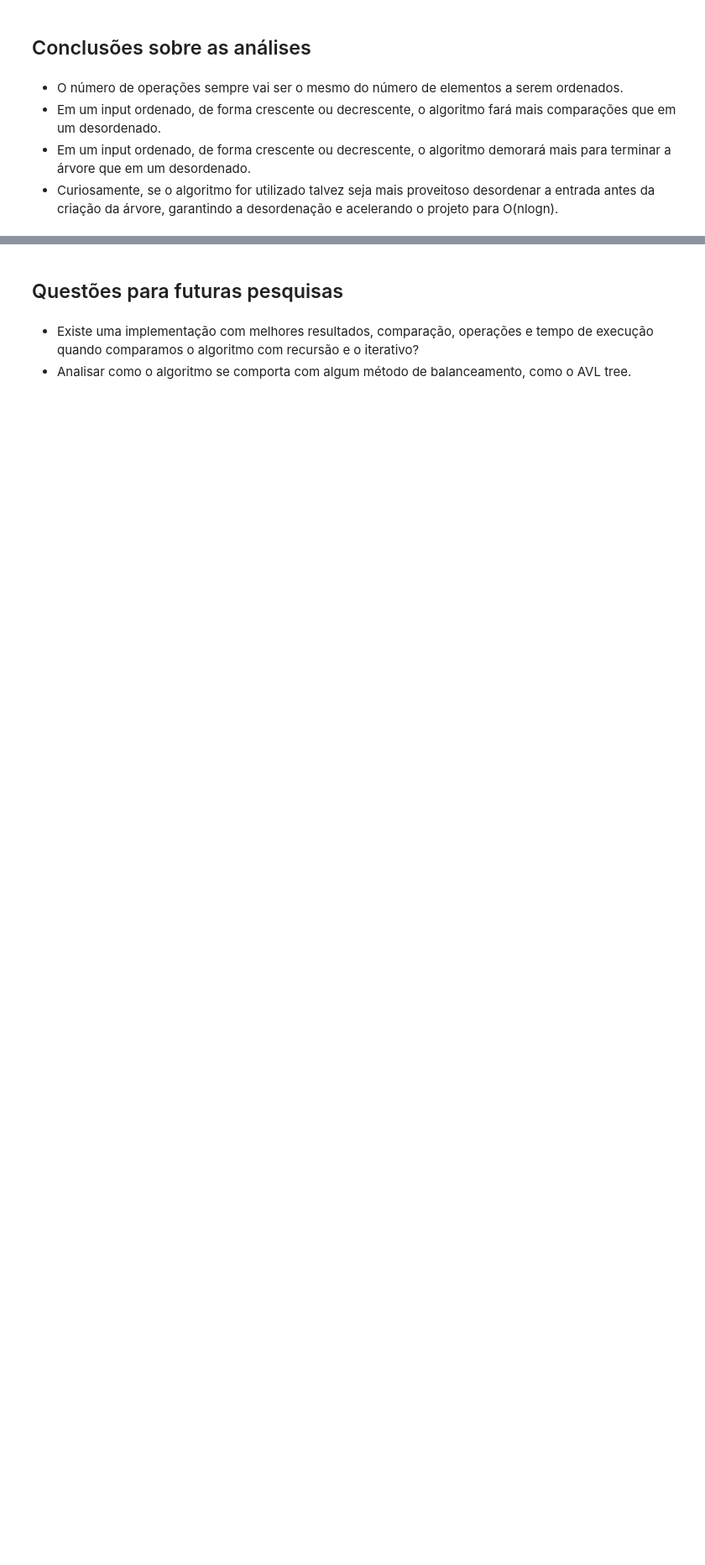
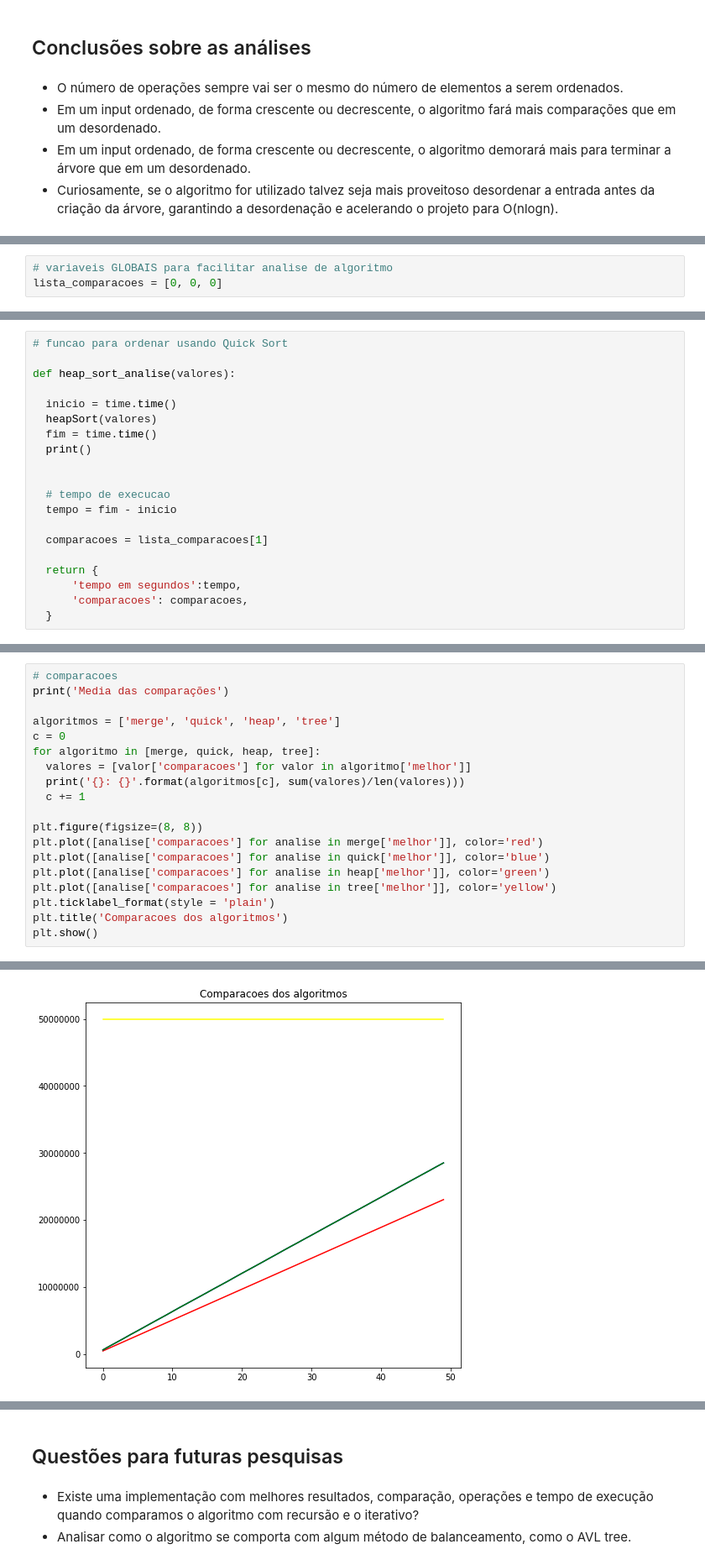
Before and after one commit to svhenrique/ufal, a Jupyter notebook: PAA/TreeSortAnalise.ipynb, the cells around one changed output, grey strips where cells are left out. Shown at 84% size. Drawn from its saved outputs; the diff is of its cells as text; blank space fills up the shorter version.

```diff
--- a/PAA/TreeSortAnalise.ipynb
+++ b/PAA/TreeSortAnalise.ipynb
@@ -472,0 +479,3 @@ plt.show()
+# %%
+# variaveis GLOBAIS para facilitar analise de algoritmo
+lista_comparacoes = [0, 0, 0]
@@ -472,0 +671,20 @@ plt.show()
+# %%
+# funcao para ordenar usando Quick Sort
+
+def heap_sort_analise(valores):
+
+  inicio = time.time()
+  heapSort(valores)
+  fim = time.time()
+  print()
+
+
+  # tempo de execucao
+  tempo = fim - inicio
+
+  comparacoes = lista_comparacoes[1]
+
+  return {
+      'tempo em segundos':tempo,
+      'comparacoes': comparacoes,
+  }
@@ -472,0 +748,20 @@ plt.show()
+# %%
+# comparacoes
+print('Media das comparações')
+
+algoritmos = ['merge', 'quick', 'heap', 'tree']
+c = 0
+for algoritmo in [merge, quick, heap, tree]:
+  valores = [valor['comparacoes'] for valor in algoritmo['melhor']]
+  print('{}: {}'.format(algoritmos[c], sum(valores)/len(valores)))
+  c += 1
+
+plt.figure(figsize=(8, 8))
+plt.plot([analise['comparacoes'] for analise in merge['melhor']], color='red')
+plt.plot([analise['comparacoes'] for analise in quick['melhor']], color='blue')
+plt.plot([analise['comparacoes'] for analise in heap['melhor']], color='green')
+plt.plot([analise['comparacoes'] for analise in tree['melhor']], color='yellow')
+plt.ticklabel_format(style = 'plain')
+plt.title('Comparacoes dos algoritmos')
+plt.show()
+# %% [output]
@@ -472,0 +773 @@ plt.show()
+[figure, added]
```
Also changed, not shown: parts of 31 cells of this notebook.
